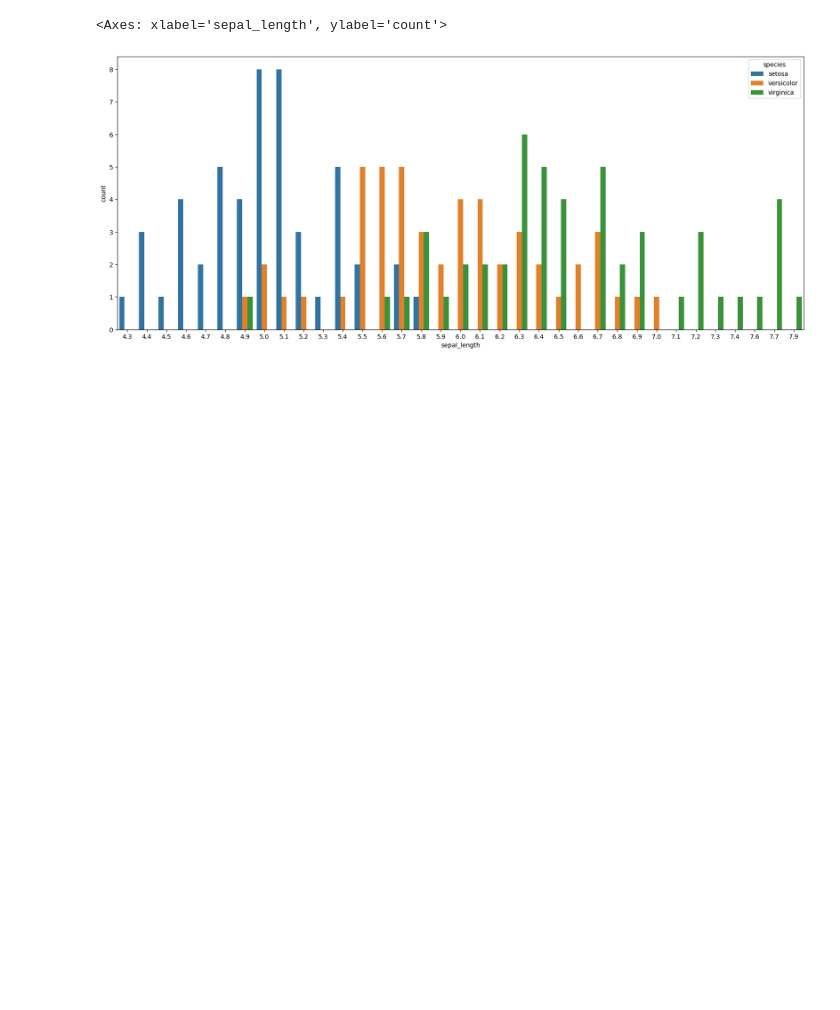
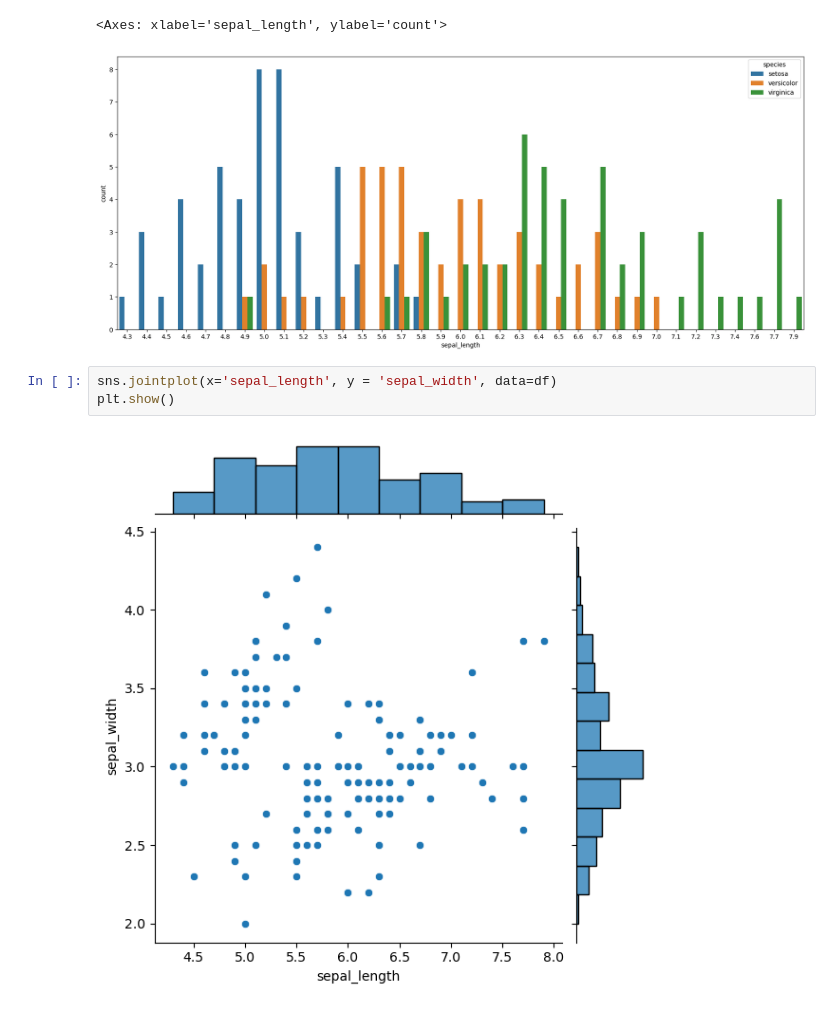
Before and after one commit to rehandbit/Data-Science, a Jupyter notebook: data_visualization/Practice - data visualization.ipynb, the cells around one changed output. Saved outputs shown, nothing was run; the diff lists cells and outputs as text; blank space fills up the shorter version.

```diff
--- a/data_visualization/Practice - data visualization.ipynb
+++ b/data_visualization/Practice - data visualization.ipynb
@@ -223,3 +223,8 @@ sns.countplot(data = df, x = 'sepal_length', hue = 'species')
 # %% [output]
 <Axes: xlabel='sepal_length', ylabel='count'>
 [figure]
+# %%
+sns.jointplot(x='sepal_length', y = 'sepal_width', data=df)
+plt.show()
+# %% [output]
+[figure, added]
```
Also changed, not shown: parts of 17 cells of this notebook.
